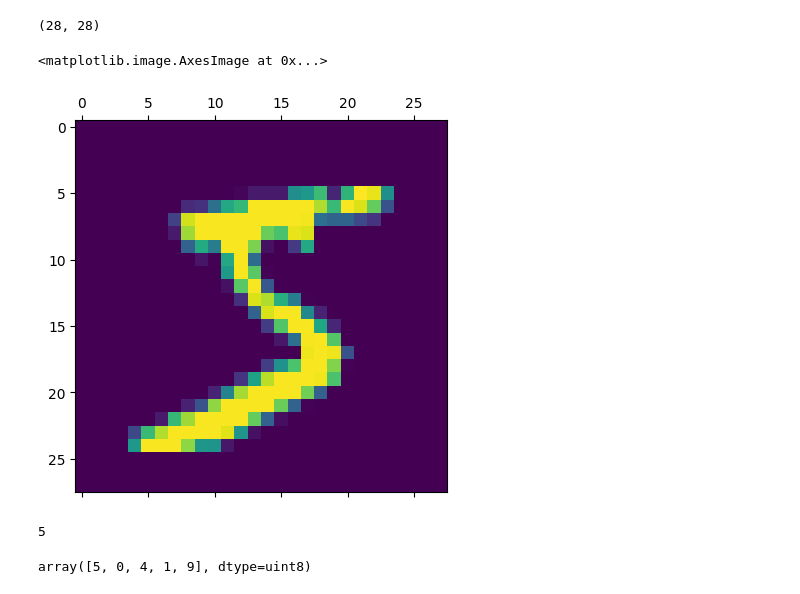
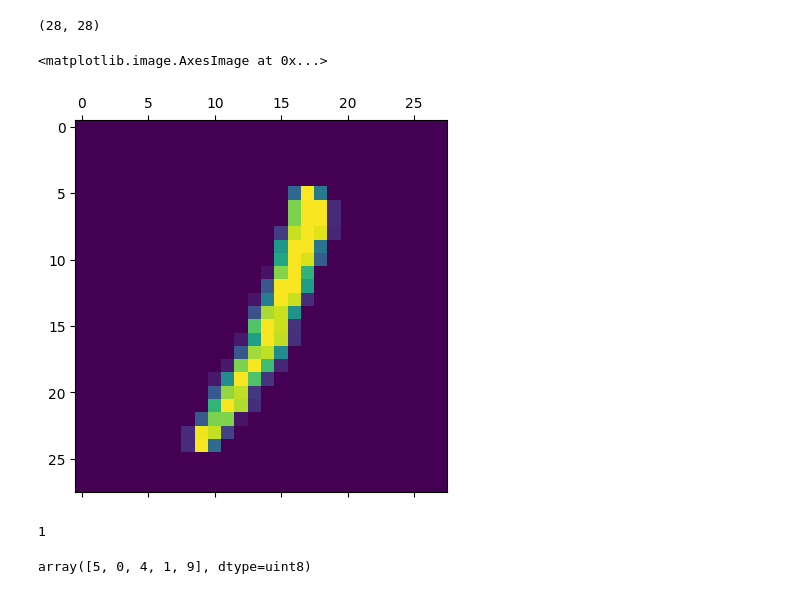
Before and after one commit to m-karakus/veri-bilimi-kursu, a Jupyter notebook: kaggle/deep-learning-e-itim-serisi.ipynb, the cells around one changed output. Cells and saved outputs as stored; diff of their text form; code cells hidden in the pictures.

```diff
--- a/kaggle/deep-learning-e-itim-serisi.ipynb
+++ b/kaggle/deep-learning-e-itim-serisi.ipynb
@@ -79,14 +63,14 @@ X_train[0].shape
 # %% [output]
 (28, 28)
 # %%
-plt.matshow(X_train[0])
+plt.matshow(X_train[99])
 # %% [output]
 <matplotlib.image.AxesImage at 0x...>
-[figure, old version]
+[figure, new version]
 # %%
-y_train[0]
+y_train[99]
 # %% [output]
-5
+1
 # %%
 y_train[:5]
 # %% [output]
```
Also changed, not shown: parts of 20 cells of this notebook.
